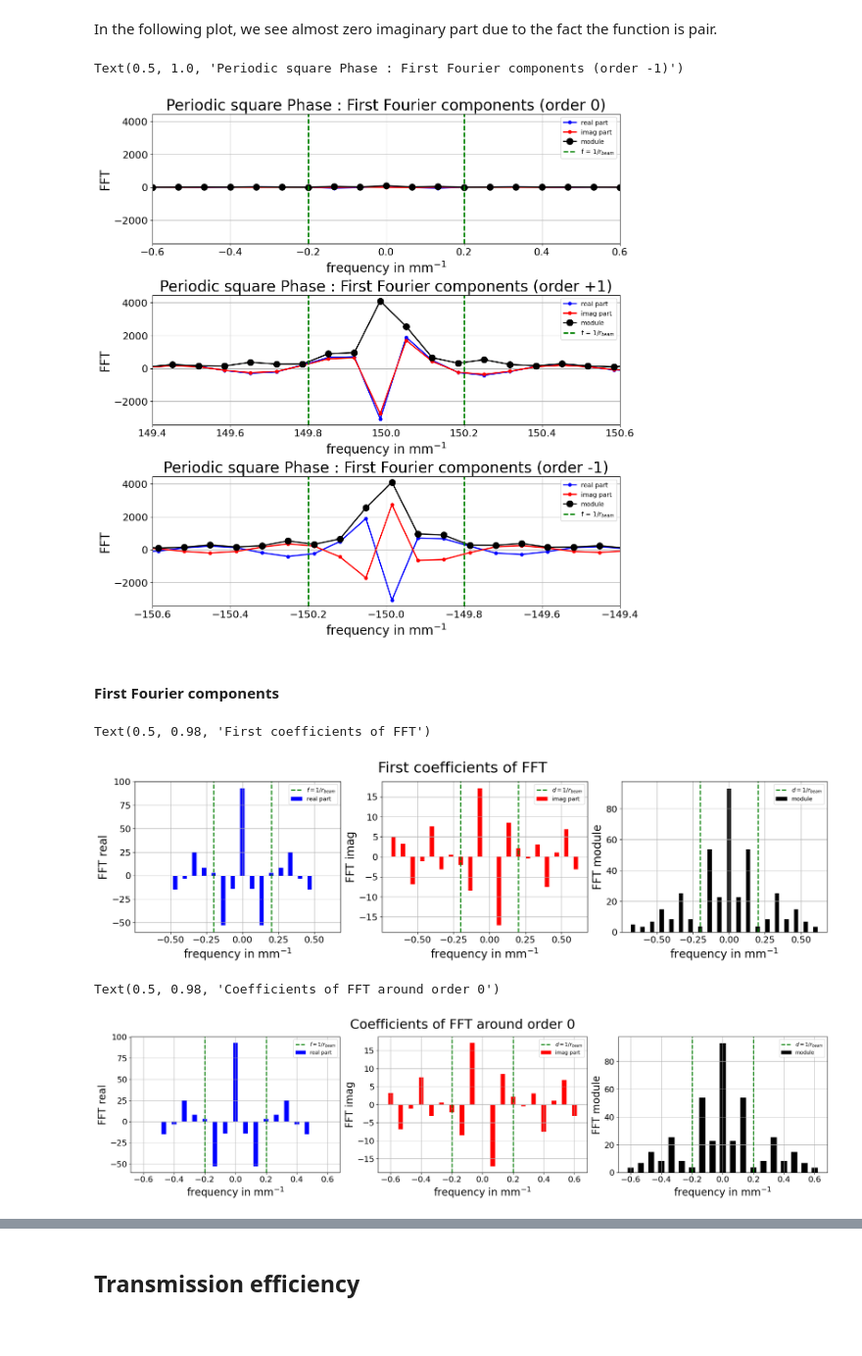
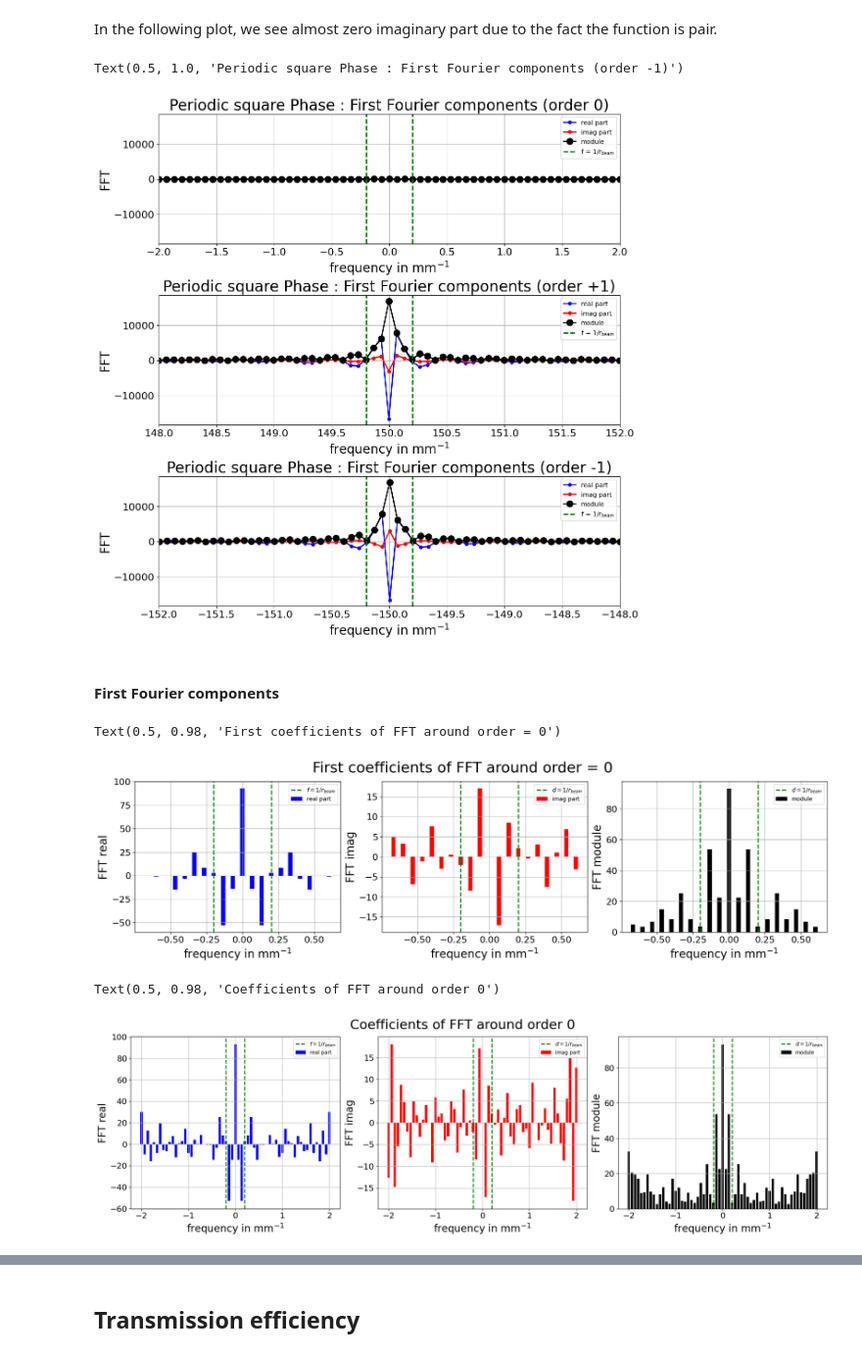
Before and after one commit to sylvielsstfr/AuxtelPSFpoppy, a Jupyter notebook: docs/notebooks/introdiffraction/02_FFT1D_ronchiphasepattern.ipynb, the cells around one changed output, grey strips where cells are left out. Shown at 98% size. Cells and saved outputs as stored; diff of their text form; code cells hidden in the pictures; blank space fills up the shorter version.

```diff
--- a/docs/notebooks/introdiffraction/02_FFT1D_ronchiphasepattern.ipynb
+++ b/docs/notebooks/introdiffraction/02_FFT1D_ronchiphasepattern.ipynb
@@ -135,3 +136,17 @@ def set_ronchi_transmission_debug(x,opticalelement_nblines_permm=Neff,xshift=0):
     a = 1/opticalelement_nblines_permm
     x = x + xshift*a/2
     return np.rint(x/a-0.25 - np.floor(x/a-0.25))
+# %%
+def set_ronchi_phase_debug(x,opticalelement_nblines_permm=Neff,xshift=0):
+    """
+    Generate a square phase pattern of transmission including the pupil function.
+    x in mm
+    xshift : between -1,1
+    """
+    a = 1/opticalelement_nblines_permm
+    x = x + xshift*a/2
+
+    #r = np.exp(1j*np.pi*np.rint(x/a-0.25 - np.floor(x/a-0.25))-0.5)
+    r = np.exp(1j*np.pi*np.rint(x/a-0.25 - np.floor(x/a-0.25)))
+    rcut = np.where(np.logical_or(x<-beam_radius_mm,x>beam_radius_mm),0,r)
+    return rcut
@@ -151,5 +211,6 @@ Text(0.5, 0, 'mm')
 # %%
-Nb = 10001
+#Nb = 10001 ## Too small for sampling
+Nb = 40001 ## Too small for sampling
 padding_factor = 1.5
 # %%
 # x in units of mm
@@ -328,2 +391,5 @@ In order that the two level of $ye$ to be in opposite phase, we must have
 # %%
-r = ap*np.exp(1j*np.pi*ye)
+# NOTICE HERE I HAVE TO MULTIPLY BY 1j*pi and not 2j*pi
+# ?????
+#r = ap*np.exp(1j*np.pi*ye) # Old way to calculate
+r = set_ronchi_phase_debug(xe,opticalelement_nblines_permm=Neff,xshift=0) # new way
@@ -421,7 +525,7 @@ In the following plot, we see almost zero imaginary part due to the fact the fun
 # %%
 fig,(ax1,ax2,ax3)  = plt.subplots(3,1,figsize=(12,12),layout="constrained")
 
-DF = 3*1/beam_radius_mm
+DF = 10*1/beam_radius_mm
 
 ax1.plot(freq,real,marker=".",c="b",label="real part")
 ax1.plot(freq,imag,marker=".",c="r",label="imag part")
@@ -465,7 +569,7 @@ ax3.legend()
 ax3.set_title("Periodic square Phase : First Fourier components (order -1)")
 # %% [output]
 Text(0.5, 1.0, 'Periodic square Phase : First Fourier components (order -1)')
-[figure, old version]
+[figure, new version]
 # %% [markdown]
 #### First Fourier components
 # %%
@@ -493,40 +597,40 @@ ax1.set_xlabel("frequency in mm$^{-1}$")
 ax1.grid(); ax1.legend()
 ax2.grid(); ax2.legend()
 ax3.grid(); ax3.legend()
-plt.suptitle("First coefficients of FFT",fontsize=26)
+plt.suptitle("First coefficients of FFT around order = 0",fontsize=26)
 # %% [output]
-Text(0.5, 0.98, 'First coefficients of FFT')
+Text(0.5, 0.98, 'First coefficients of FFT around order = 0')
-[figure, old version]
+[figure, new version]
 # %%
-DF = 3*1/beam_radius_mm
+DF = 10*1/beam_radius_mm
 indexes_order_0 = np.where(np.abs(freq)<DF)[0]
 indexes_order_p1 = np.where(np.abs(freq-f_order1)<DF)[0]
 indexes_order_m1 = np.where(np.abs(freq+f_order1)<DF)[0]
 # %%
-fig,(ax1,ax2,ax3) = plt.subplots(1,3,figsize=(20,5),sharex=True,layout="constrained")
-ax1.bar(freq[indexes_order_0],real[indexes_order_0],width=0.03,facecolor="b",label="real part")
-ax2.bar(freq[indexes_order_0],imag[indexes_order_0],width=0.03,facecolor="r",label="imag part")
-ax3.bar(freq[indexes_order_0],module[indexes_order_0],width=0.04,facecolor="k",label="module")
+fig,(ax1,ax2,ax3) = plt.subplots(1,3,figsize=(20,6),sharex=True,layout="constrained")
+ax1.bar(freq[indexes_order_0],real[indexes_order_0],width=0.05,facecolor="b",label="real part")
+ax2.bar(freq[indexes_order_0],imag[indexes_order_0],width=0.05,facecolor="r",label="imag part")
+ax3.bar(freq[indexes_order_0],module[indexes_order_0],width=0.05,facecolor="k",label="module")
 ax1.set_ylabel("FFT real")
 ax2.set_ylabel("FFT imag")
 ax3.set_ylabel("FFT module")
 
 ax1.axvline(x=1/beam_radius_mm  ,c="g",ls="--",label="$f = 1/r_{beam}$")
 ax2.axvline(x=1/beam_radius_mm  ,c="g",ls="--",label="$d = 1/r_{beam}$")
 ax3.axvline(x=1/beam_radius_mm  ,c="g",ls="--",label="$d = 1/r_{beam}$")
 
 ax1.axvline(x=-1/beam_radius_mm  ,c="g",ls="--")
 ax2.axvline(x=-1/beam_radius_mm  ,c="g",ls="--")
 ax3.axvline(x=-1/beam_radius_mm  ,c="g",ls="--")
 
 ax3.set_xlabel("frequency in mm$^{-1}$")
 ax2.set_xlabel("frequency in mm$^{-1}$")
 ax1.set_xlabel("frequency in mm$^{-1}$")
 ax1.grid(); ax1.legend()
 ax2.grid(); ax2.legend()
 ax3.grid(); ax3.legend()
 plt.suptitle("Coefficients of FFT around order 0",fontsize=26)
 # %% [output]
 Text(0.5, 0.98, 'Coefficients of FFT around order 0')
-[figure, old version]
+[figure, new version]
 # %%
```
Also changed, not shown: parts of 23 cells of this notebook, 1 other file.
